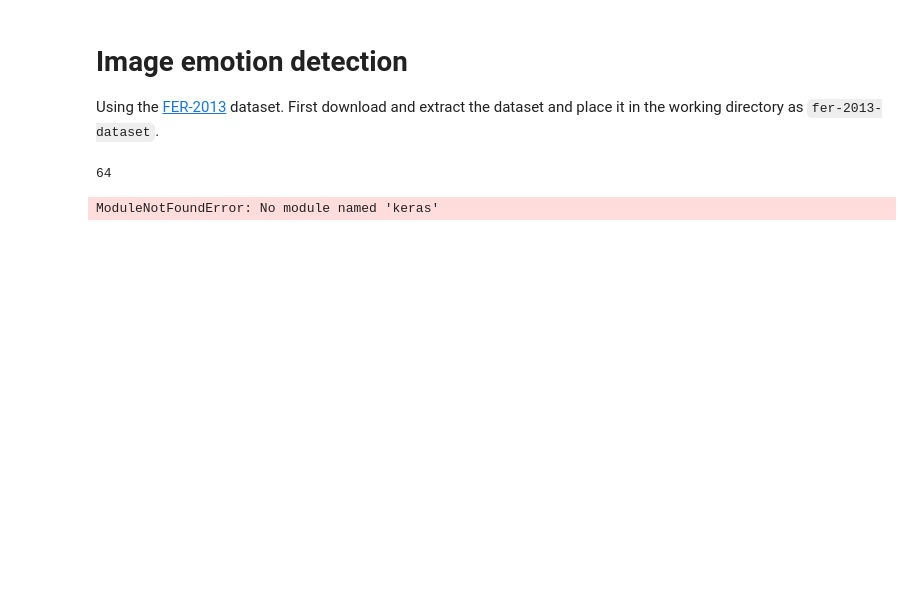
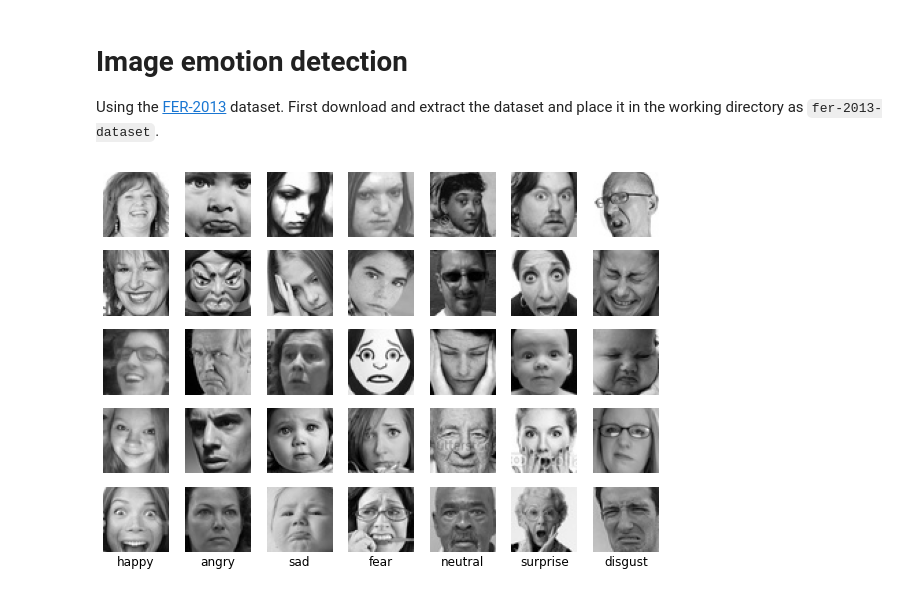
Before and after one commit to shilangyu/AIF-emotion-detection, a Jupyter notebook: image/image_emotion_detection.ipynb, the cells around one changed output. Drawn from its saved outputs; the diff is of its cells as text; code cells hidden in the pictures; blank space fills up the shorter version.

Commit message:
Prepare image project

```diff
--- a/image/image_emotion_detection.ipynb
+++ b/image/image_emotion_detection.ipynb
@@ -3,31 +3,31 @@
 
 Using the [FER-2013](https://www.kaggle.com/datasets/msambare/fer2013) dataset. First download and extract the dataset and place it in the working directory as `fer-2013-dataset`.
 # %%
-import struct;print(struct.calcsize("P") * 8)
+import numpy as np
+from pathlib import Path
+from keras.preprocessing.image import load_img
+import matplotlib.pyplot as plt
 
-import numpy as np
-from keras.preprocessing.image import ImageDataGenerator, load_img
+# for reproducable results
+seed = 123
+
+train_dir = Path("fer-2013-dataset/train")
+test_dir = Path("fer-2013-dataset/test")
+image_size = (48, 48)
+n_classes = sum(1 for _ in train_dir.glob("*"))
 
 
+plt.figure(figsize=(10, 7))
+sample = 5
+for (i, emotion) in enumerate(train_dir.glob("*")):
+    imgs = emotion.glob("*")
+    for n in range(sample):
+        img = load_img(emotion.joinpath(next(imgs).name))
+        plt.subplot(sample, n_classes, i+1 + n_classes*n)
+        plt.imshow(img)
+        plt.axis('off')
+    plt.title(emotion.name, y=-0.3)
 
-train_datagen = ImageDataGenerator(rescale=1/255,
-                                   zoom_range=0.3,
-                                   horizontal_flip=True)
-
-training_set = train_datagen.flow_from_directory(train_dir,
-                                                batch_size=64,
-                                                target_size=(48,48),
-                                                shuffle=True,
-                                                color_mode='grayscale',
-                                                class_mode='categorical')
-
-test_datagen = ImageDataGenerator(rescale=1./255)
-test_set = test_datagen.flow_from_directory(test_dir,
-                                                batch_size=64,
-                                                target_size=(48,48),
-                                                shuffle=True,
-                                                color_mode='grayscale',
-                                                class_mode='categorical')
+plt.show()
 # %% [output]
-64
-ModuleNotFoundError: No module named 'keras'
+[figure, added]
```
Also changed, not shown: parts of 1 cell of this notebook, 2 other files.
